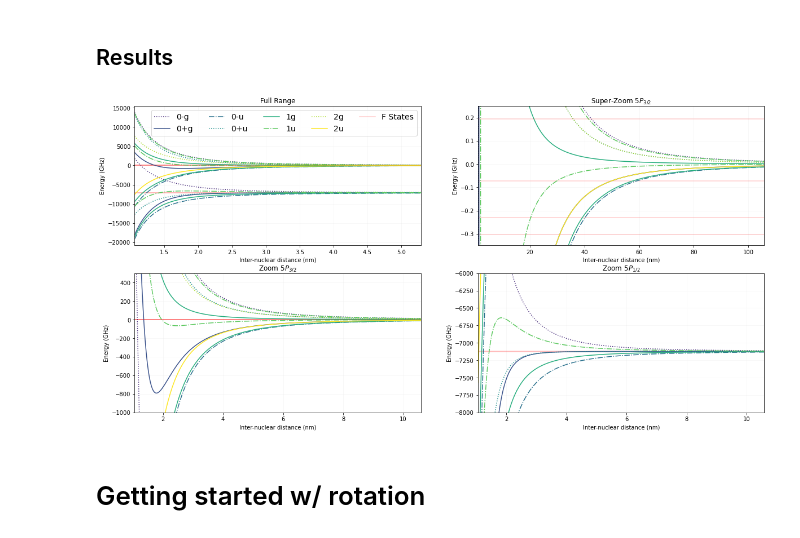
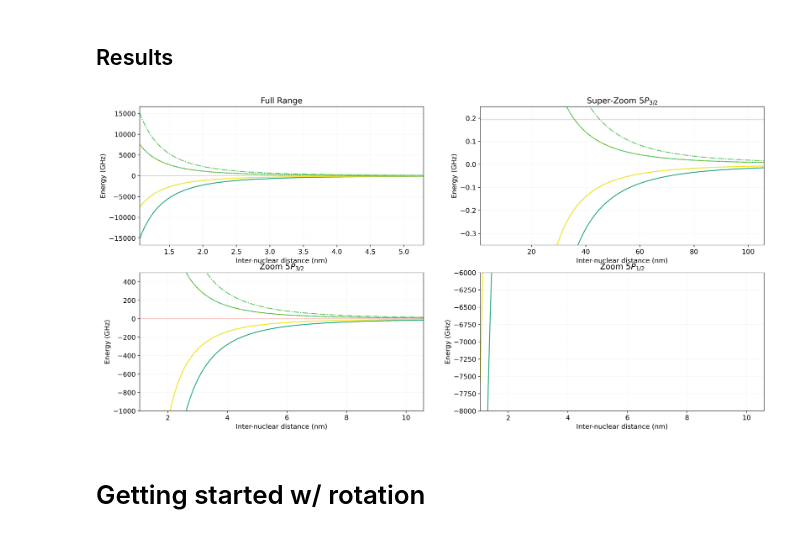
Before and after one commit to aquirdTurtle/Molecules_Code_New, a Jupyter notebook: New_Rotation_Calculation_Work.ipynb, the cells around one changed output. Drawn from its saved outputs; the diff is of its cells as text; code cells hidden in the pictures.

```diff
--- a/New_Rotation_Calculation_Work.ipynb
+++ b/New_Rotation_Calculation_Work.ipynb
@@ -374,49 +374,51 @@ data = {}
 for basisNum, (label, basis) in enumerate(allBases.items()):
     #for matrixnum, (name, potentialMatrix, c_, boStates) in enumerate(zip(names, potentialList, colors, BohrOppenheimerStates)):
     for rv in Rvals:
-        rMatrix = mol.getBoH(C_3_val, rv, *basis).astype(float) + H_fs_phi[label]
+        #rMatrix = mol.getBoH(C_3_val, rv, *basis).astype(float) + H_fs_phi[label]
+        rMatrix = mol.getBoH(C_3_val, rv, *basis).astype(float)
         #rMatrix = createBOMatrix(C_3_val, rv, *boStates).astype(float) + potentialMatrix * 2 * DeltaVal / 3
         if label not in data:
             data[label]=[]
         data[label].append(sorted(np.linalg.eigvals(rMatrix)))
 for ax in axs.flatten():
-    ax.axhline(-0.0729113, alpha=0.2,color='r')
-    ax.axhline(-0.2298518, alpha=0.2,color='r')
-    ax.axhline(-0.30207388, alpha=0.2,color='r')
-    ax.axhline(-DeltaVal* 1e-9 / mc.h+0.306246, alpha=0.2,color='r')
-    ax.axhline(-DeltaVal* 1e-9 / mc.h-0.510410, alpha=0.2,color='r')
+    if False:
+        ax.axhline(-0.0729113, alpha=0.2,color='r')
+        ax.axhline(-0.2298518, alpha=0.2,color='r')
+        ax.axhline(-0.30207388, alpha=0.2,color='r')
+        ax.axhline(-DeltaVal* 1e-9 / mc.h+0.306246, alpha=0.2,color='r')
+        ax.axhline(-DeltaVal* 1e-9 / mc.h-0.510410, alpha=0.2,color='r')
 
     for num, label in enumerate(data.keys()):
         mdata = data[label]
         linestyle = linestyles[num]
         c_ = colors[num]
         if len(np.array(mdata).shape) == 2 or len(np.array(mdata).shape) == 3:
             for lineNum, lineData in enumerate(misc.transpose(mdata)):
                 ax.plot(Rvals*1e9, np.array(lineData) * 1e-9 / mc.h,
                         label=label if lineNum == 0 else None, color=c_, linestyle=linestyle)
         else:
             ax.plot(Rvals*1e9, np.array(mdata) * 1e-9 / mc.h,
                     label=name, color=c_, linestyle=linestyle)
     ax.set_xlabel('Inter-nuclear distance (nm)')
     ax.set_ylabel('Energy (GHz)')
     ax.grid(alpha=0.1)
     ax.axhline(0.1937408, alpha=0.2,color='r', label='F States')
 
 axs[0,0].set_title('Full Range')
 axs[0,0].set_xlim(min(Rvals)*1e9,max(Rvals)*1e9/20)
-axs[0,0].legend(ncol=5,fontsize=14)
+#axs[0,0].legend(ncol=5,fontsize=14)
 axs[1,0].set_title('Zoom $5P_{3/2}$')
 axs[1,0].set_xlim(min(Rvals)*1e9,max(Rvals)*1e9/10)
 axs[1,0].set_ylim(-1000, 500)
 axs[0,1].set_title('Super-Zoom $5P_{3/2}""$')
 axs[0,1].set_xlim(min(Rvals)*1e9,max(Rvals)*1e9)
 axs[0,1].set_ylim(-0.35, 0.25)
 axs[1,1].set_title('Zoom $5P_{1/2}$')
 axs[1,1].set_xlim(min(Rvals)*1e9,max(Rvals)*1e9/10)
 axs[1,1].set_ylim(-8000, -6000);
 #plt.savefig('Movre-Pischler.png', dpi=200)
 # %% [output]
-[figure, old version]
+[figure, new version]
 # %% [markdown]
 # Getting started w/ rotation
 # %% [markdown]
```
Also changed, not shown: parts of 6 cells of this notebook, 6 other files.
